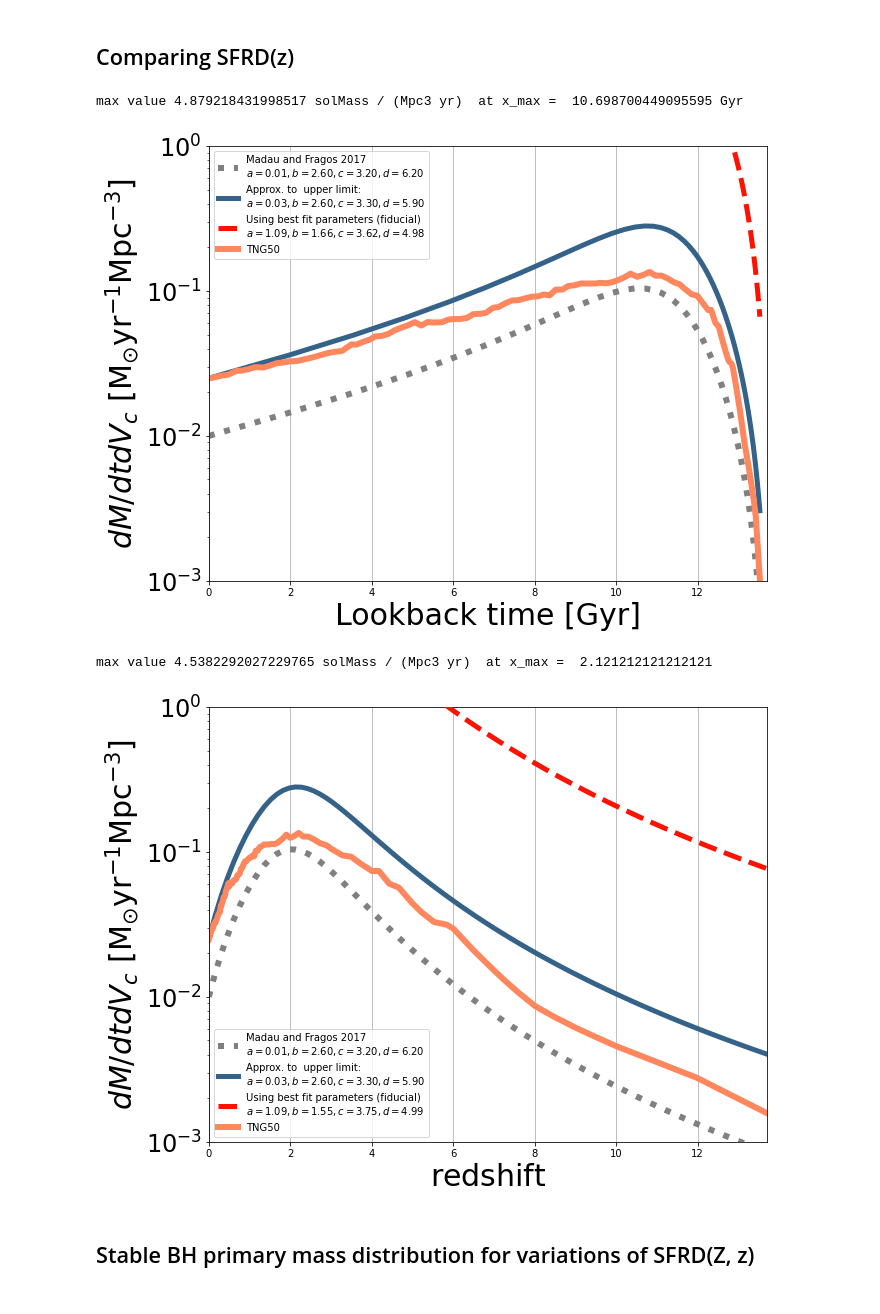
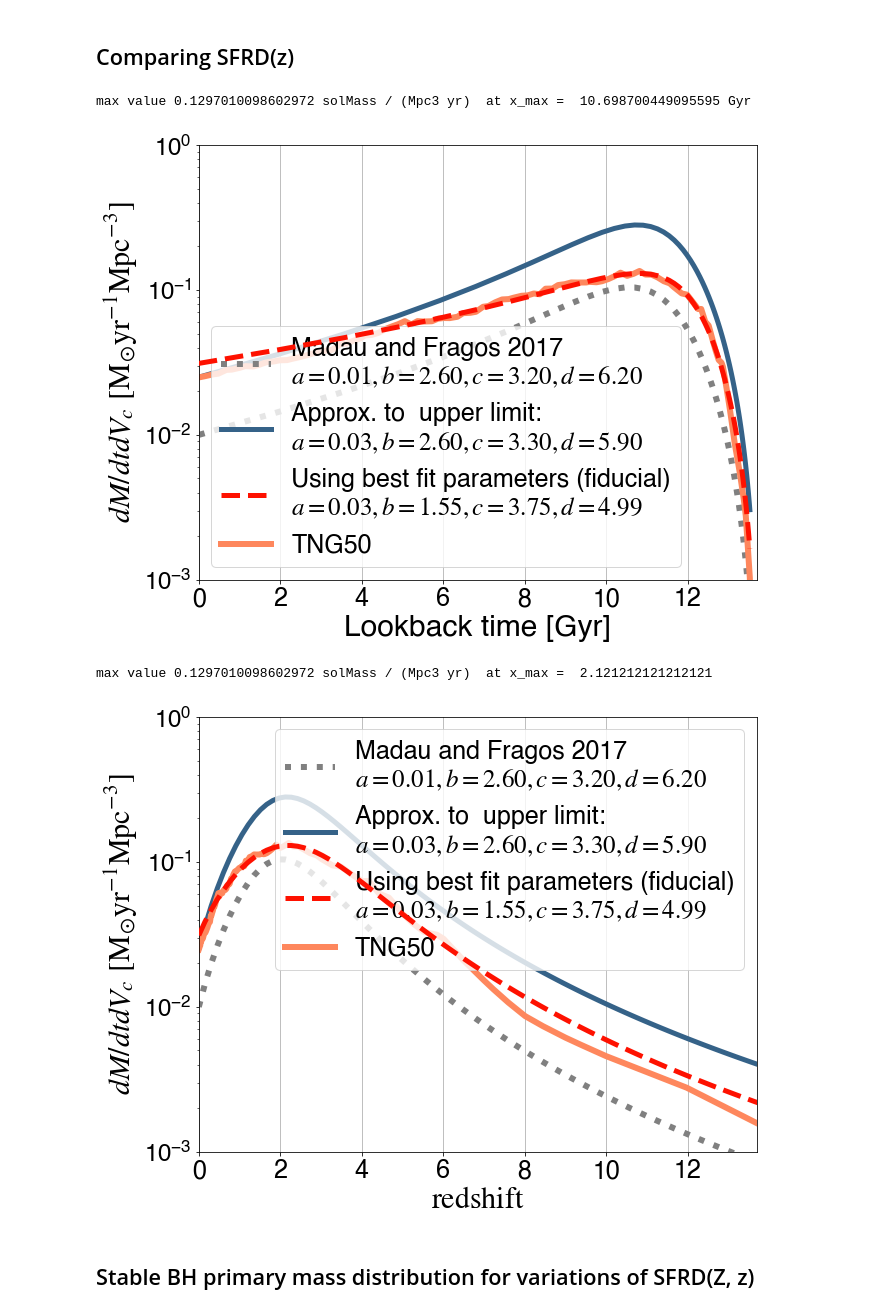
Before and after one commit to sashalvna/Fit_SFRD_TNG, a Jupyter notebook: TNG50_fit_SFRD.ipynb, the cells around one changed output. Cells and saved outputs as stored; diff of their text form; code cells hidden in the pictures.

```diff
--- a/TNG50_fit_SFRD.ipynb
+++ b/TNG50_fit_SFRD.ipynb
@@ -34,8 +34,8 @@ import init_values as In
 # %%
 data_dir    =  str(paths.data) +'/'
 save_loc = str(paths.figures) + '/'
-rate_file_name = 'Rate_info_TNG50_1.h5'
+rate_file_name = 'Rate_info_TNG50.h5'
 COMPASfilename = 'COMPAS_Output_wWeights.h5'
 TNGfilename = 'SFRMetallicityFromGasTNG50-1.hdf5'
-fit_param_filename = 'test_best_fit_parameters_TNG50.txt'
+fit_param_filename = 'test_best_fit_parameters_TNG50-1.txt'
 Rboxval = 35 #35 for TNG50, 75 for 100, 205 for 300
@@ -568,17 +604,17 @@ def plot_SFR(sf_a = 0.017, sf_b = 1.481, sf_c = 4.452,  sf_d = 5.913, show_legen
 
         # plt.show()
 # %%
-plot_SFR(sf_a = 1.09, sf_b = 1.66, sf_c = 3.62,  sf_d = 4.98,show_legend = True,
+plot_SFR(sf_a = a, sf_b = b, sf_c = c,  sf_d = d,show_legend = True,
              redshift_list  = np.linspace(0,15, num=100), x_redshift = False, tmin=0.0, tmax = 13.7)
 # %% [output]
-max value 4.879218431998517 solMass / (Mpc3 yr)  at x_max =  10.698700449095595 Gyr
+max value 0.1297010098602972 solMass / (Mpc3 yr)  at x_max =  10.698700449095595 Gyr
-[figure, old version]
+[figure, new version]
 # %%
-plot_SFR(sf_a = 1.09, sf_b = b, sf_c = c,  sf_d = d,show_legend = True,
+plot_SFR(sf_a = a, sf_b = b, sf_c = c,  sf_d = d,show_legend = True,
              redshift_list  = np.linspace(0,15, num=100), x_redshift = True, tmin=0.0, tmax = 13.7)
 # %% [output]
-max value 4.5382292027229765 solMass / (Mpc3 yr)  at x_max =  2.121212121212121
+max value 0.1297010098602972 solMass / (Mpc3 yr)  at x_max =  2.121212121212121
-[figure, old version]
+[figure, new version]
 # %% [markdown]
 ## Stable BH primary mass distribution for variations of SFRD(Z, z)
 # %%
```
Also changed, not shown: parts of 9 cells of this notebook, 4 other files.
